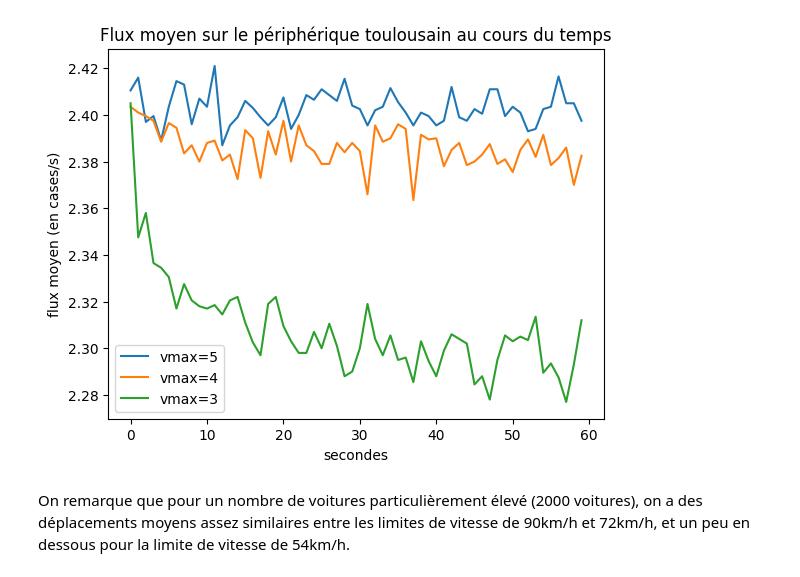
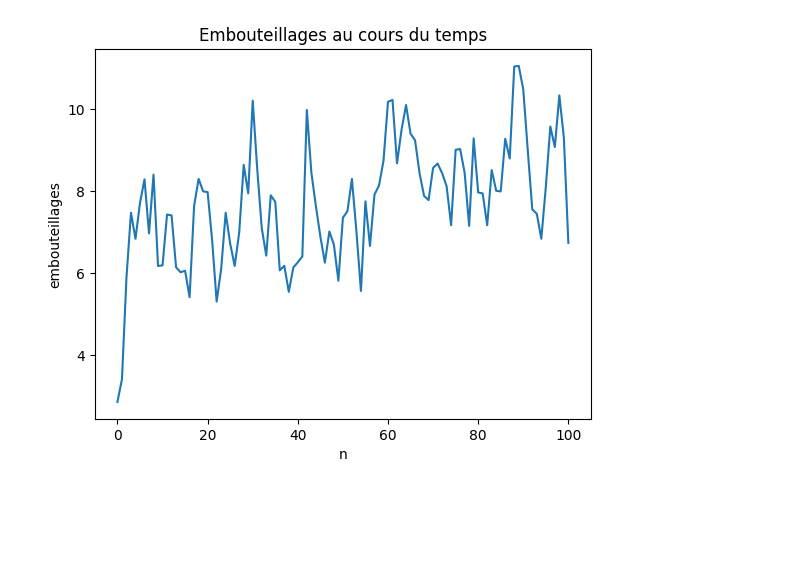
Before and after one commit to TelmoDc/Projet_SA16, a Jupyter notebook: stats.ipynb, the cells around one changed output. Drawn from its saved outputs; the diff is of its cells as text; code cells hidden in the pictures; blank space fills up the shorter version.

```diff
--- a/stats.ipynb
+++ b/stats.ipynb
@@ -103,0 +113,15 @@ flux = [flux_chaine(cm, taille, nb_voitures) for cm in cms]
+# %%
+taille = 100
+nb_voitures = 30
+vmax = 5
+p = 0.3
+n = taille
+
+route = route_equidistance(taille, nb_voitures)
+modele = ModeleSimple(vmax, p)
+traj = modele.trajectoire(route, n)
+image = traj.copy()
+image[image > 0] = 1
+image = ~image
+plt.imshow(image, cmap='gray')
+plt.show()
@@ -104,13 +139,9 @@ flux = [flux_chaine(cm, taille, nb_voitures) for cm in cms]
 # %%
-for i in range(len(vmax)):
-    plt.plot(flux[i], label=f'vmax={vmax[i]}')
-
-plt.title('Flux sur le périphérique toulousain au cours du temps')
-plt.legend()
-plt.xlabel('secondes')
-plt.ylabel('flux (en cases/s)')
+emb = [calculer_embouteillage(route, taille, nb_voitures) for route in traj]
+plt.plot(emb)
+plt.title("Embouteillages au cours du temps")
+plt.xlabel("n")
+plt.ylabel("embouteillages")
 plt.show()
 # %% [output]
-[figure, old version]
+[figure, new version]
-# %% [markdown]
-On remarque que pour un nombre de voitures particulièrement élevé (2000 voitures), on a des déplacements moyens assez similaires entre les limites de vitesse de 90km/h et 72km/h, et un peu en dessous pour la limite de vitesse de 54km/h.
```
Also changed, not shown: parts of 29 cells of this notebook, 2 other files.
